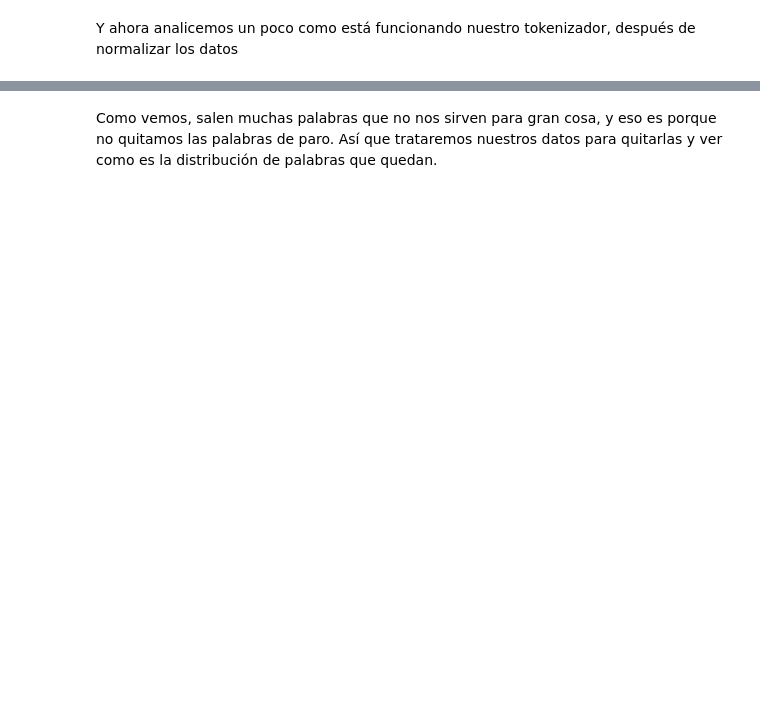
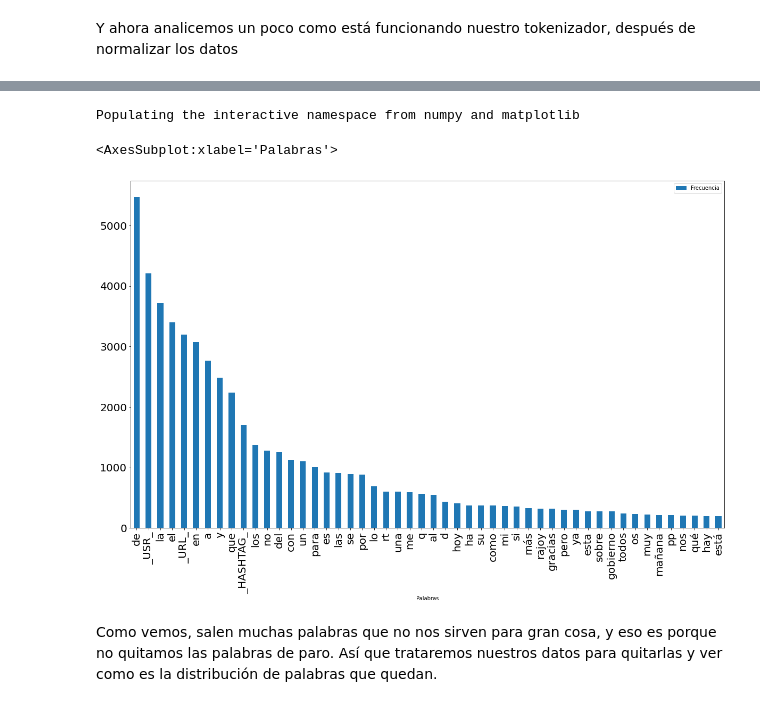
Before and after one commit to mcd-unison/ing-caracteristicas-2020, a Jupyter notebook: tratamiento texto/procesamiento de texto.ipynb, the cells around one changed output, grey strips where cells are left out. Saved outputs shown, nothing was run; the diff lists cells and outputs as text; code cells hidden in the pictures; blank space fills up the shorter version.

```diff
--- a/tratamiento texto/procesamiento de texto.ipynb
+++ b/tratamiento texto/procesamiento de texto.ipynb
@@ -333,9 +365,13 @@ pc_df
 # %%
 import matplotlib
 %pylab inline
 pylab.rcParams['figure.figsize'] = (20, 12)
 
-pc_df.loc[3:,:].plot.bar(x='Palabras', y='Frecuencia', fontsize=20)
+pc_df.loc[:,:].plot.bar(x='Palabras', y='Frecuencia', fontsize=20)
+# %% [output]
+Populating the interactive namespace from numpy and matplotlib
+<AxesSubplot:xlabel='Palabras'>
+[figure, added]
 # %% [markdown]
 Como vemos, salen muchas palabras que no nos sirven para gran cosa, y eso es porque no quitamos las palabras de paro. Así que trataremos nuestros datos para quitarlas y ver como es la distribución de palabras que quedan.
 # %%
```
Also changed, not shown: parts of 10 cells of this notebook, 2 other files.
